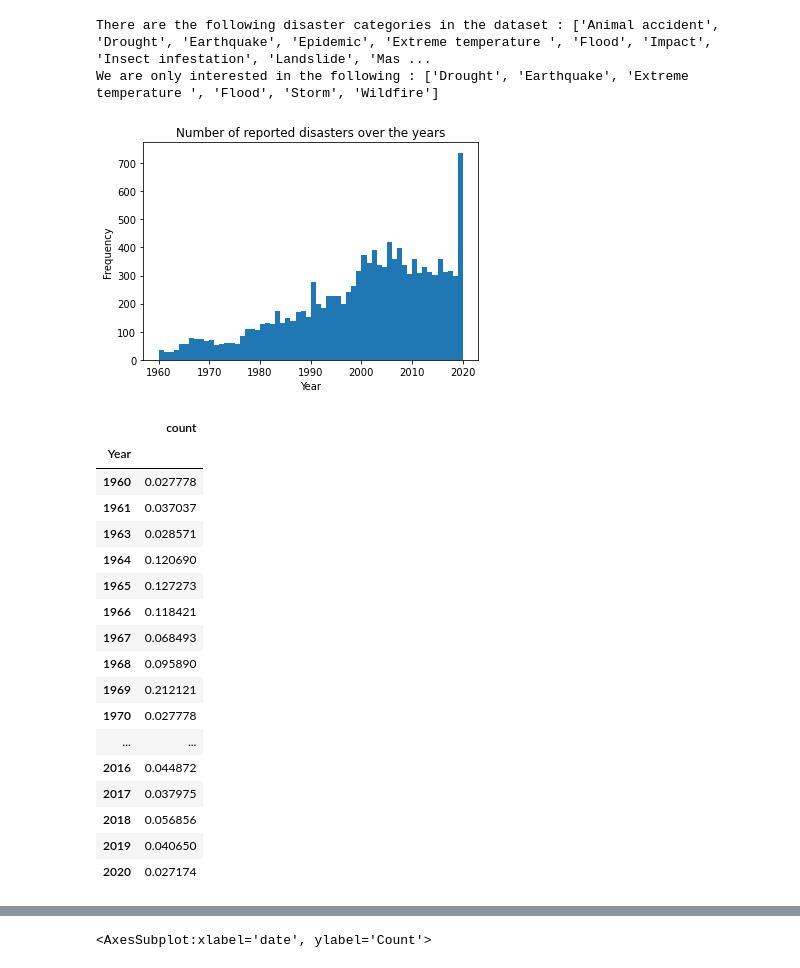
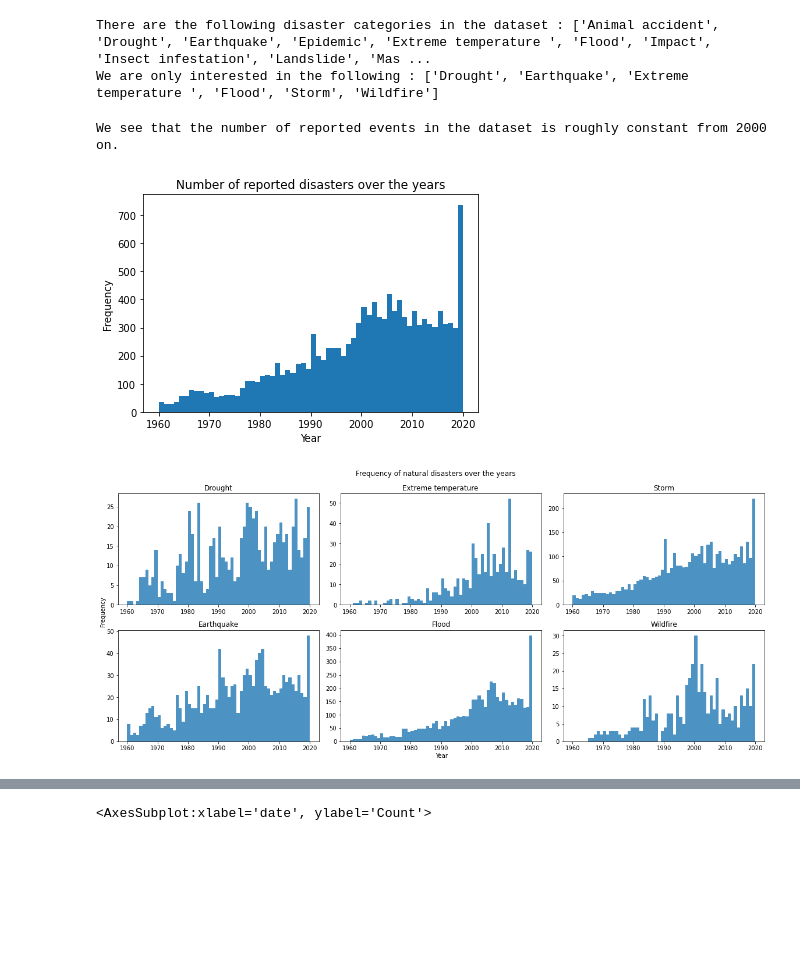
Before and after one commit to epfl-ada/ada-2021-project-marietan-ghariani-bracone-karimi, a Jupyter notebook: project.ipynb, the cells around one changed output, grey strips where cells are left out. Drawn from its saved outputs; the diff is of its cells as text; code cells hidden in the pictures; blank space fills up the shorter version.

```diff
--- a/project.ipynb
+++ b/project.ipynb
@@ -128,41 +152,35 @@ df_year = nd_world.groupby('Year').count()['Dis No']
 plt.hist(nd_world['Year'],bins=60)
 plt.ylabel('Frequency'); plt.xlabel('Year')
 plt.title('Number of reported disasters over the years');
+print('We see that the number of reported events in the dataset is roughly constant from 2000 on.')
 # %% [output]
+We see that the number of reported events in the dataset is roughly constant from 2000 on.
 [figure]
+# %%
+world_by_type = nd_world.copy().groupby('Disaster Type').apply(lambda x: pd.Series({
+        'Year': x['Year'].values
+    }))
+
+fig, ax = plt.subplots(2, 3, figsize=(16,7), sharey=False, sharex=False)
+
+for i in range(6):
+    sbplt = ax[i%2, math.floor(i/2)]
+    sbplt.hist(world_by_type.iloc[i].values, range=[1960,2020], bins = 60, alpha = 0.8)
+    sbplt.set_title(world_by_type.index[i])
+
+fig.text(0.5,0, "Year")
+fig.text(0,0.45, "Frequency", rotation = 90)
+fig.suptitle("Frequency of natural disasters over the years")
+fig.tight_layout()
+# %% [output]
+[figure, added]
 # %%
 world_by_type = nd_world.copy()
+# To divide the number of count by the number of quotes of the same year
 world_by_type['count'] = world_by_type.apply(lambda x : 1/df_year[x['Year']], axis=1)
 world_by_type = world_by_type[['Disaster Type','Year','count']]
 
 world_by_type = world_by_type.groupby(['Disaster Type','Year']).sum()
-
-#world_by_type['count'] = world_by_type.get_group().apply(lambda x : x['count']/df_year[x['Year']], axis=1)
-
-"""
-for gr in world_by_type.groups.keys() :
-    print(len(world_by_type.get_group(gr)))
-"""
-world_by_type.loc['Drought']
-# %% [output]
-|  | count |
-| Year |  |
-| 1960 | 0.027778 |
-| 1961 | 0.037037 |
-| 1963 | 0.028571 |
-| 1964 | 0.120690 |
-| 1965 | 0.127273 |
-| 1966 | 0.118421 |
-| 1967 | 0.068493 |
-| 1968 | 0.095890 |
-| 1969 | 0.212121 |
-| 1970 | 0.027778 |
-| ... | ... |
-| 2016 | 0.044872 |
-| 2017 | 0.037975 |
-| 2018 | 0.056856 |
-| 2019 | 0.040650 |
-| 2020 | 0.027174 |
 # %%
 fig, ax = plt.subplots(2, 3, figsize=(16,7), sharey=False, sharex=False)
 
```
Also changed, not shown: parts of 15 cells of this notebook, 4 other files.
